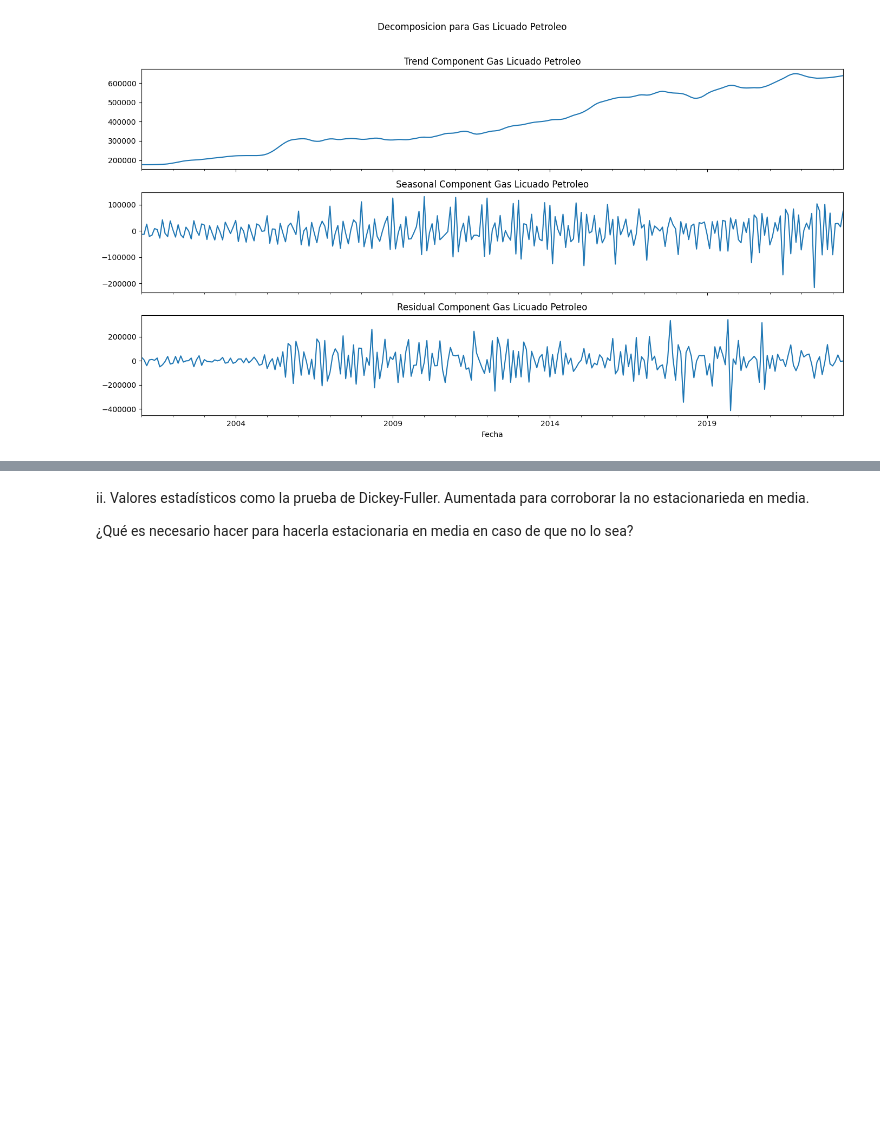
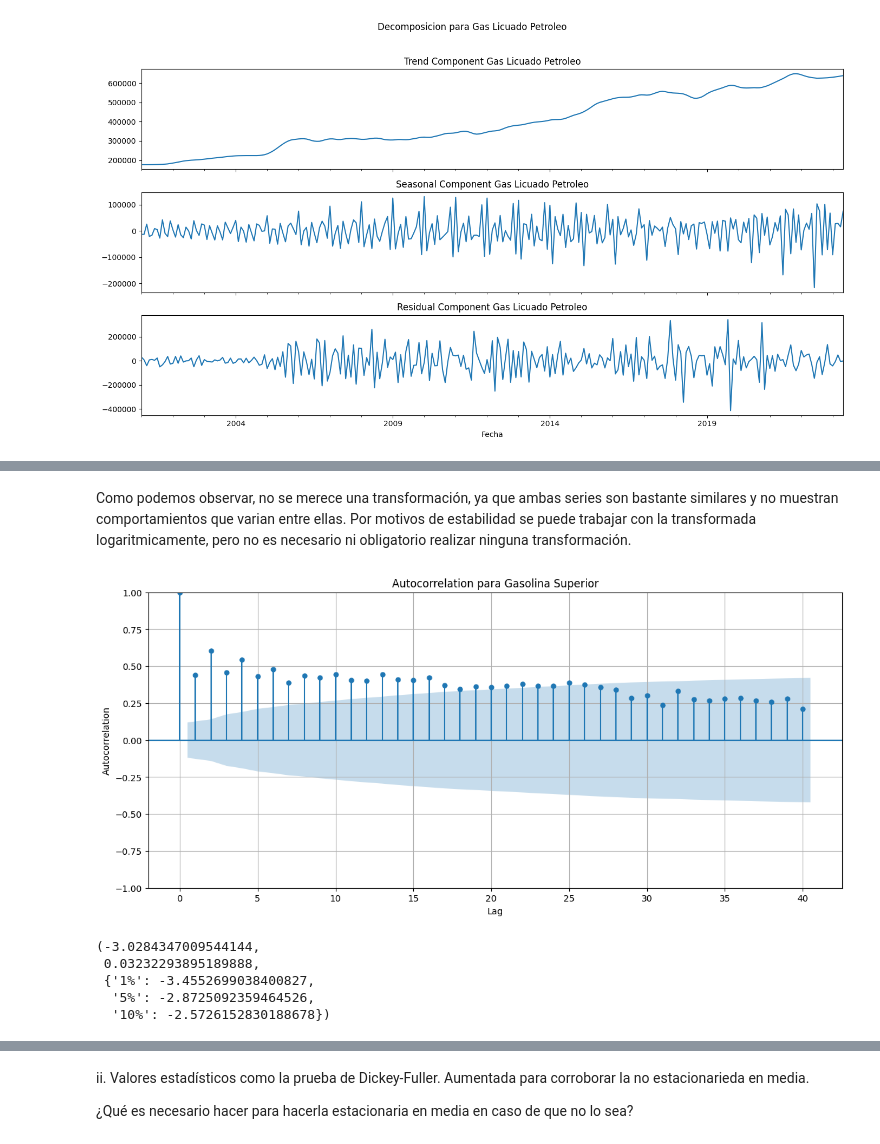
Before and after one commit to CrisLayB/DataScience_Lab02, a Jupyter notebook: ConsumoGasolina.ipynb, the cells around one changed output, grey strips where cells are left out. Drawn from its saved outputs; the diff is of its cells as text; code cells hidden in the pictures; blank space fills up the shorter version.

```diff
--- a/ConsumoGasolina.ipynb
+++ b/ConsumoGasolina.ipynb
@@ -195,0 +210,34 @@ plt.show()
+# %% [markdown]
+Como podemos observar, no se merece una transformación, ya que ambas series son bastante similares y no muestran comportamientos que varian entre ellas. Por motivos de estabilidad se puede trabajar con la transformada logaritmicamente, pero no es necesario ni obligatorio realizar ninguna transformación.
+# %%
+#E. i. grafica de autocorrelación
+from statsmodels.graphics.tsaplots import plot_acf
+
+fig, ax = plt.subplots(figsize=(14, 6))
+plot_acf(gasolina_superior_series, ax=ax, lags=40)
+plt.title('Autocorrelation para Gasolina Superior')
+plt.xlabel('Lag')
+plt.ylabel('Autocorrelation')
+plt.grid(True)
+plt.show()
+# %% [output]
+[figure, added]
+# %%
+# E. ii. Prueba Dickey-Fuller Aumentada (ADF)
+from statsmodels.tsa.stattools import adfuller
+
+# Performing the Dickey-Fuller Augmented test on the time series for "Gasolina superior"
+adf_result_gasolina_superior = adfuller(gasolina_superior_series)
+
+# Extracting the test statistic, p-value, and critical values
+adf_statistic = adf_result_gasolina_superior[0]
+p_value = adf_result_gasolina_superior[1]
+critical_values = adf_result_gasolina_superior[4]
+
+adf_statistic, p_value, critical_values
+# %% [output]
+(-3.0284347009544144,
+ 0.03232293895189888,
+ {'1%': -3.4552699038400827,
+  '5%': -2.8725092359464526,
+  '10%': -2.5726152830188678})
```
Also changed, not shown: parts of 2 cells of this notebook.
